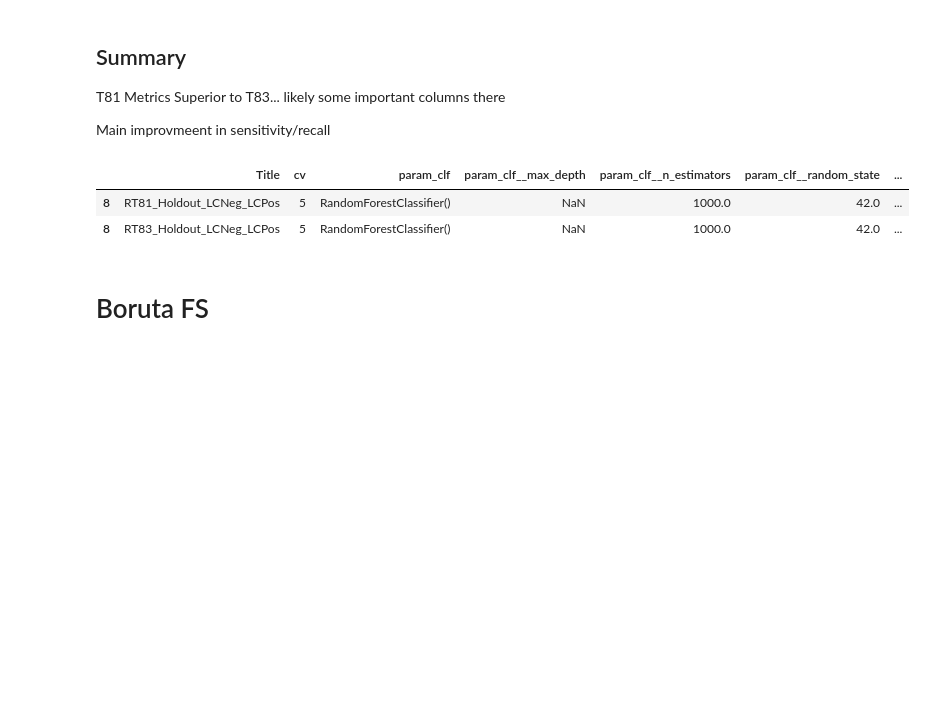
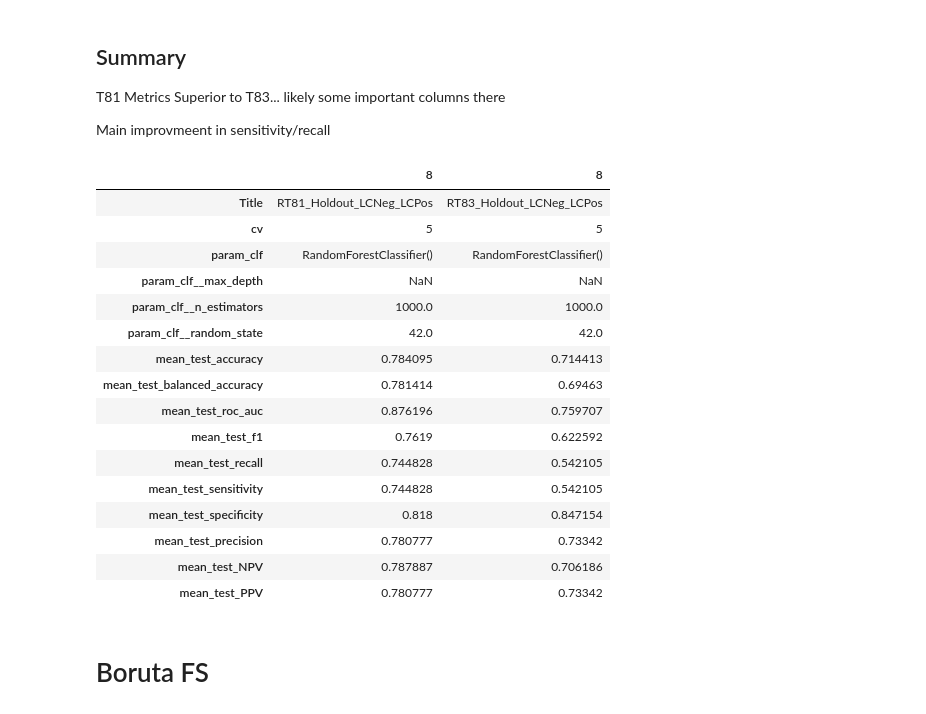
Before and after one commit to davidtweddell/lc_repo, a Jupyter notebook: 05-classifiers.ipynb, the cells around one changed output. Drawn from its saved outputs; the diff is of its cells as text; code cells hidden in the pictures; blank space fills up the shorter version.

```diff
--- a/05-classifiers.ipynb
+++ b/05-classifiers.ipynb
@@ -164,15 +167,49 @@ dfResults[lResCol].to_csv("OUTPUT/MP/05-classifiers/CA_T81_Holdout_CV3510_selCol
 T81 Metrics Superior to T83... likely some important columns there
 
 Main improvmeent in sensitivity/recall
+# %%
+lResCol = [
+    "Title",
+    "cv",
+    "param_clf",
+    "param_clf__max_depth",
+    "param_clf__n_estimators",
+    "param_clf__random_state",
+    # "param_clf__max_iter",
+    "mean_test_accuracy",
+    "mean_test_balanced_accuracy",
+    "mean_test_roc_auc",
+    "mean_test_f1",
+    "mean_test_recall",
+    "mean_test_sensitivity",
+    "mean_test_specificity",
+    "mean_test_precision",
+    "mean_test_NPV",
+    "mean_test_PPV",
+]
 # %%
 rT81 = pd.read_csv("OUTPUT/MP/05-classifiers/CA_T81_Holdout_CV3510.csv")
 rT83 = pd.read_csv("OUTPUT/MP/05-classifiers/CA_T83_Holdout_CV3510.csv")
 dfR = pd.concat([rT81,rT83])[lResCol]
-dfR[(dfR['cv']==5) & (dfR['param_clf']=='RandomForestClassifier()') & (dfR['param_clf__n_estimators']==1000)]
+dfR[(dfR['cv']==5) & (dfR['param_clf']=='RandomForestClassifier()') & (dfR['param_clf__n_estimators']==1000)].T
 # %% [output]
-|  | Title | cv | param_clf | param_clf__max_depth | param_clf__n_estimators | param_clf__random_state | ... |
-| 8 | RT81_Holdout_LCNeg_LCPos | 5 | RandomForestClassifier() | NaN | 1000.0 | 42.0 | ... |
-| 8 | RT83_Holdout_LCNeg_LCPos | 5 | RandomForestClassifier() | NaN | 1000.0 | 42.0 | ... |
+|  | 8 | 8 |
+| Title | RT81_Holdout_LCNeg_LCPos | RT83_Holdout_LCNeg_LCPos |
+| cv | 5 | 5 |
+| param_clf | RandomForestClassifier() | RandomForestClassifier() |
+| param_clf__max_depth | NaN | NaN |
+| param_clf__n_estimators | 1000.0 | 1000.0 |
+| param_clf__random_state | 42.0 | 42.0 |
+| mean_test_accuracy | 0.784095 | 0.714413 |
+| mean_test_balanced_accuracy | 0.781414 | 0.69463 |
+| mean_test_roc_auc | 0.876196 | 0.759707 |
+| mean_test_f1 | 0.7619 | 0.622592 |
+| mean_test_recall | 0.744828 | 0.542105 |
+| mean_test_sensitivity | 0.744828 | 0.542105 |
+| mean_test_specificity | 0.818 | 0.847154 |
+| mean_test_precision | 0.780777 | 0.73342 |
+| mean_test_NPV | 0.787887 | 0.706186 |
+| mean_test_PPV | 0.780777 | 0.73342 |
 # %% [markdown]
 # Boruta FS
 # %%
```
Also changed, not shown: parts of 11 cells of this notebook, 1 other file.
